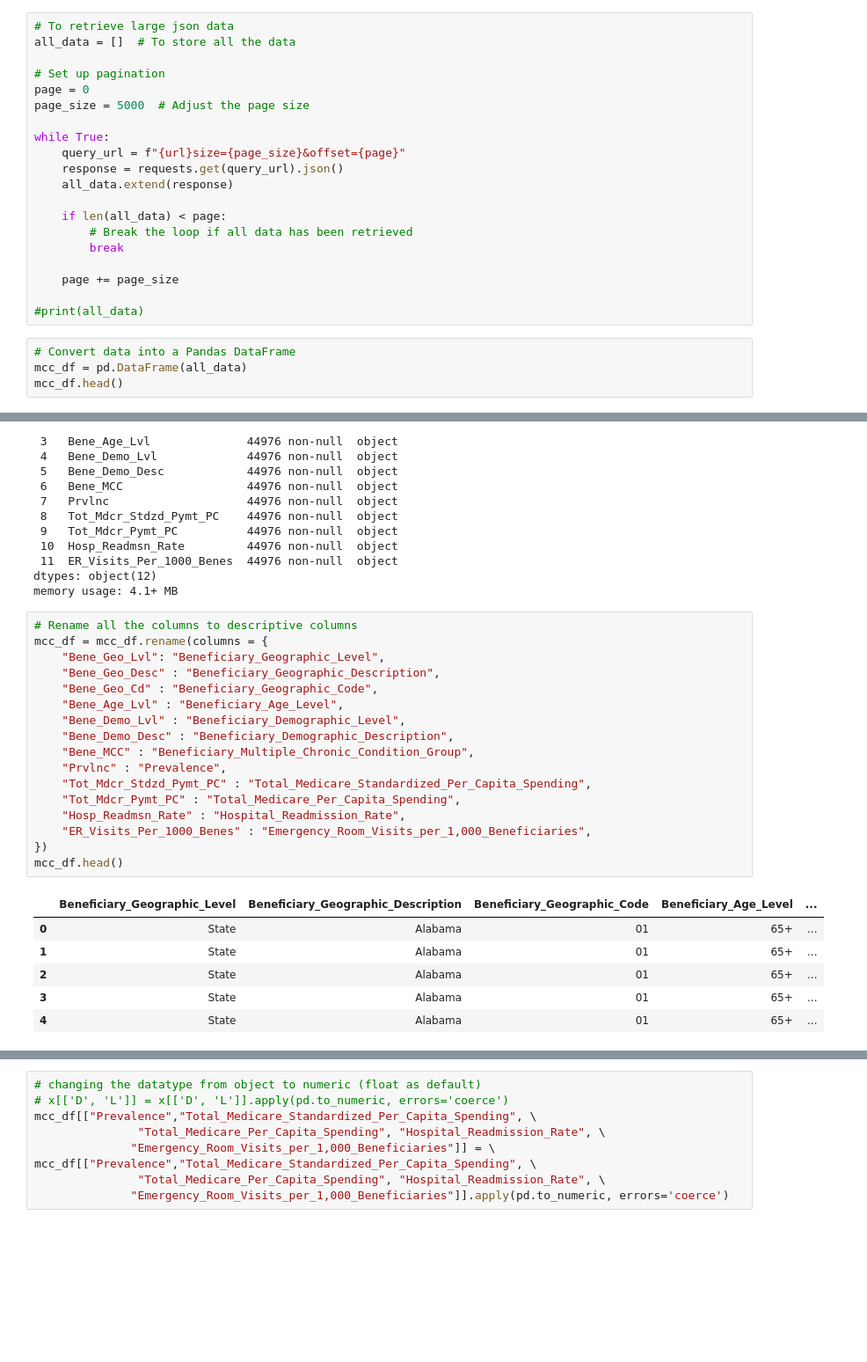
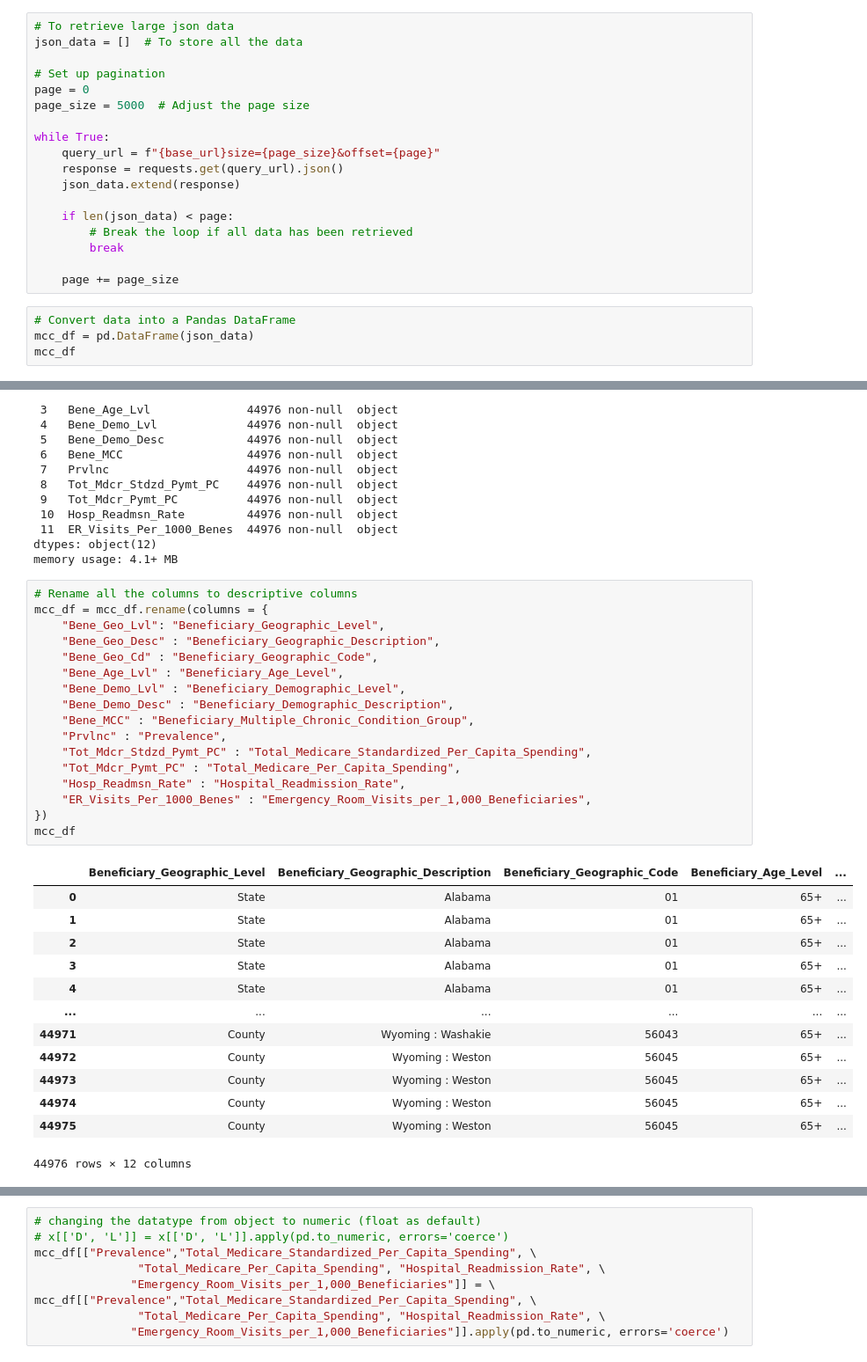
Before and after one commit to ShipraGupta16/Project_1, a Jupyter notebook: multiple_chronic_conditions_cms_2017.ipynb, the cells around one changed output, grey strips where cells are left out. Shown at 88% size. Saved outputs shown, nothing was run; the diff lists cells and outputs as text; blank space fills up the shorter version.

```diff
--- a/multiple_chronic_conditions_cms_2017.ipynb
+++ b/multiple_chronic_conditions_cms_2017.ipynb
@@ -14,27 +14,25 @@ url = "https://data.cms.gov/data-api/v1/dataset/b736b4bd-3020-4343-b3dc-0010082c
 # %%
 # To retrieve large json data
-all_data = []  # To store all the data
+json_data = []  # To store all the data
 
 # Set up pagination
 page = 0
 page_size = 5000  # Adjust the page size
 
 while True:
-    query_url = f"{url}size={page_size}&offset={page}"
+    query_url = f"{base_url}size={page_size}&offset={page}"
     response = requests.get(query_url).json()
-    all_data.extend(response)
+    json_data.extend(response)
 
-    if len(all_data) < page:
+    if len(json_data) < page:
         # Break the loop if all data has been retrieved
         break
 
     page += page_size
-
-#print(all_data)
 # %%
 # Convert data into a Pandas DataFrame
-mcc_df = pd.DataFrame(all_data)
-mcc_df.head()
+mcc_df = pd.DataFrame(json_data)
+mcc_df
 # %% [output]
 |  | Bene_Geo_Lvl | Bene_Geo_Desc | Bene_Geo_Cd | Bene_Age_Lvl | Bene_Demo_Lvl | Bene_Demo_Desc | Bene_MCC | ... |
 | 0 | State | Alabama | 01 | 65+ | All | All | 0 to 1 | ... |
@@ -67,24 +72,31 @@ memory usage: 4.1+ MB
 # %%
 # Rename all the columns to descriptive columns
 mcc_df = mcc_df.rename(columns = {
     "Bene_Geo_Lvl": "Beneficiary_Geographic_Level",
     "Bene_Geo_Desc" : "Beneficiary_Geographic_Description",
     "Bene_Geo_Cd" : "Beneficiary_Geographic_Code",
     "Bene_Age_Lvl" : "Beneficiary_Age_Level",
     "Bene_Demo_Lvl" : "Beneficiary_Demographic_Level",
     "Bene_Demo_Desc" : "Beneficiary_Demographic_Description",
     "Bene_MCC" : "Beneficiary_Multiple_Chronic_Condition_Group",
     "Prvlnc" : "Prevalence",
     "Tot_Mdcr_Stdzd_Pymt_PC" : "Total_Medicare_Standardized_Per_Capita_Spending",
     "Tot_Mdcr_Pymt_PC" : "Total_Medicare_Per_Capita_Spending",
     "Hosp_Readmsn_Rate" : "Hospital_Readmission_Rate",
     "ER_Visits_Per_1000_Benes" : "Emergency_Room_Visits_per_1,000_Beneficiaries",
 })
-mcc_df.head()
+mcc_df
 # %% [output]
 |  | Beneficiary_Geographic_Level | Beneficiary_Geographic_Description | Beneficiary_Geographic_Code | Beneficiary_Age_Level | ... |
 | 0 | State | Alabama | 01 | 65+ | ... |
 | 1 | State | Alabama | 01 | 65+ | ... |
 | 2 | State | Alabama | 01 | 65+ | ... |
 | 3 | State | Alabama | 01 | 65+ | ... |
 | 4 | State | Alabama | 01 | 65+ | ... |
+| ... | ... | ... | ... | ... | ... |
+| 44971 | County | Wyoming : Washakie | 56043 | 65+ | ... |
+| 44972 | County | Wyoming : Weston | 56045 | 65+ | ... |
+| 44973 | County | Wyoming : Weston | 56045 | 65+ | ... |
+| 44974 | County | Wyoming : Weston | 56045 | 65+ | ... |
+| 44975 | County | Wyoming : Weston | 56045 | 65+ | ... |
+44976 rows × 12 columns
```
Also changed, not shown: parts of 54 cells of this notebook.
